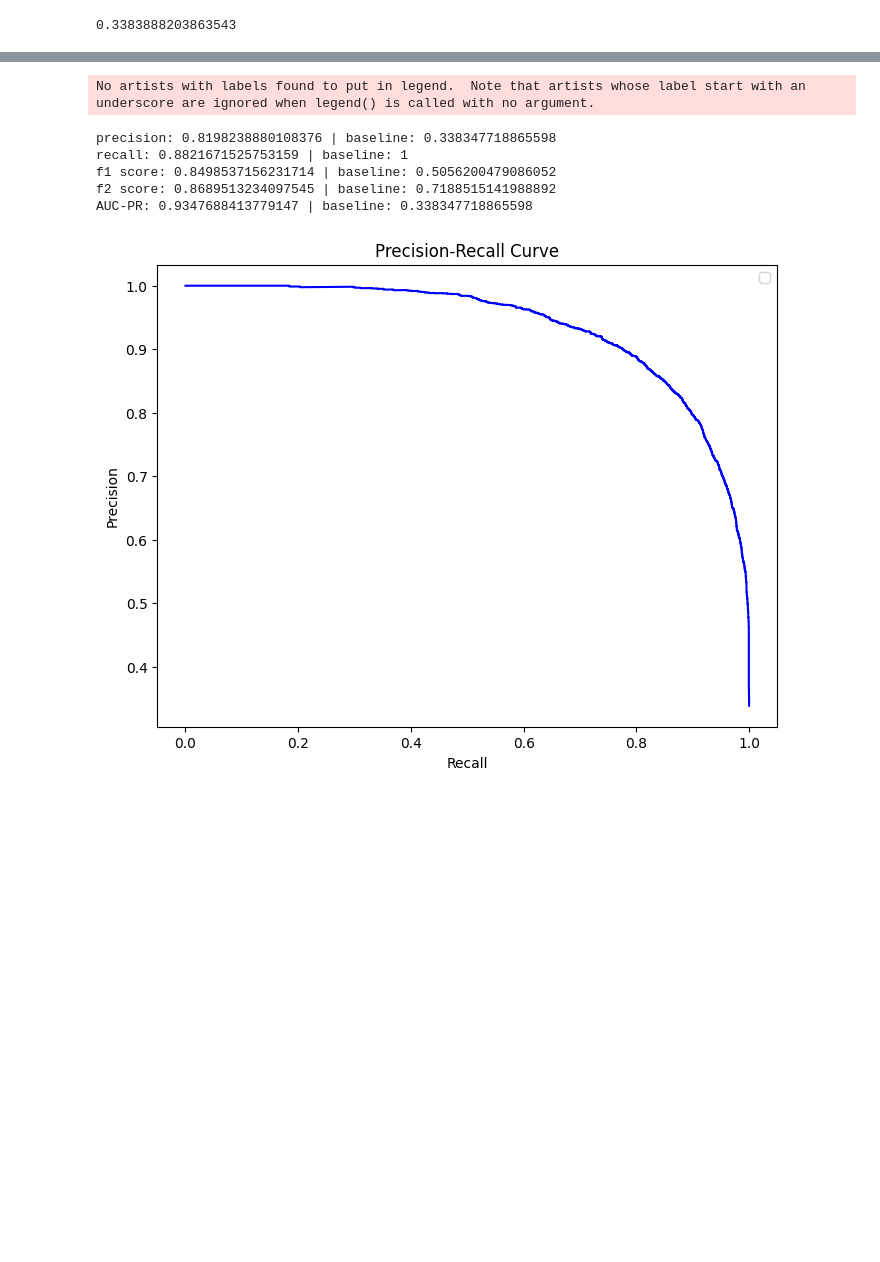
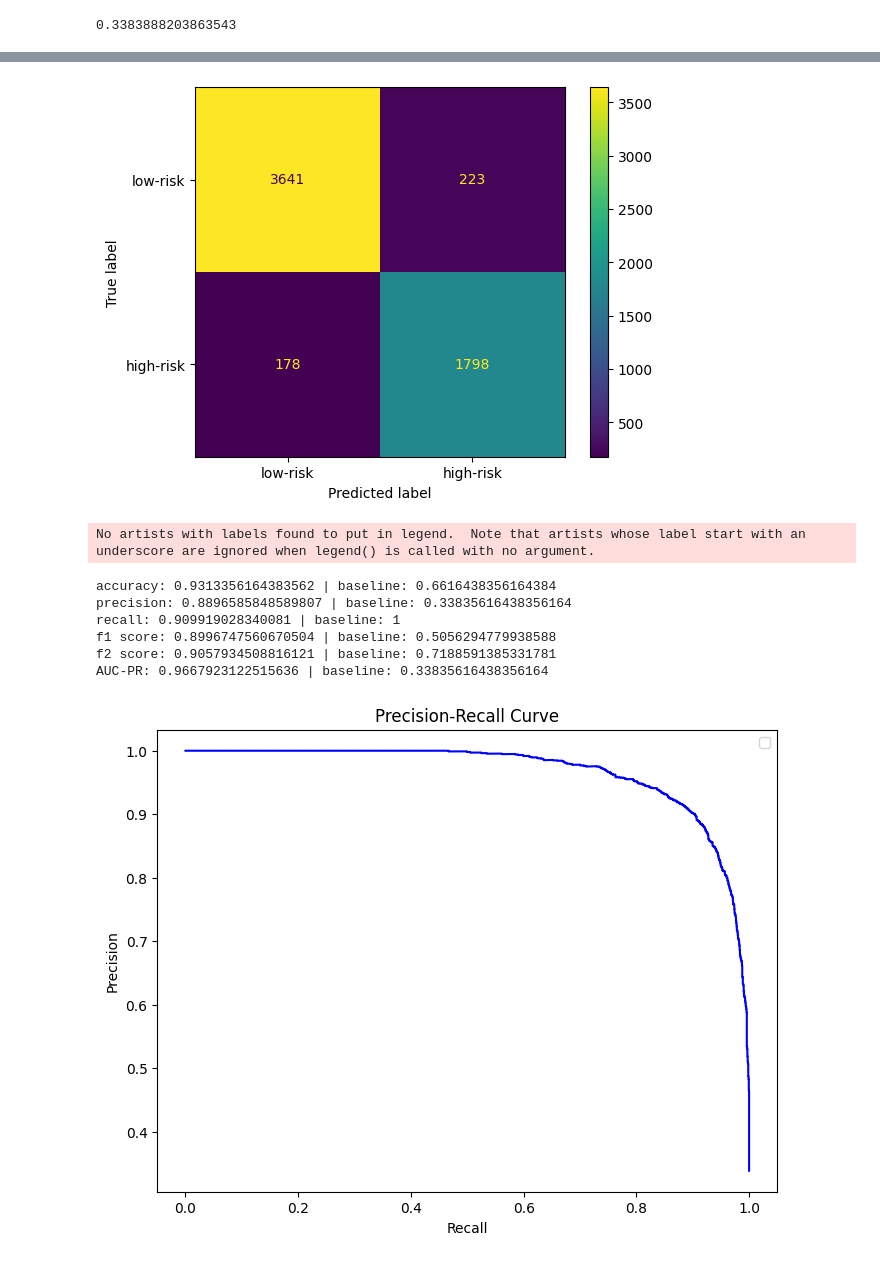
Before and after one commit to braeden-reinoso/Air-Toxin-Risk-in-Marginalized-Communities, a Jupyter notebook: Models/XGBoost/xgboost.ipynb, the cells around one changed output, grey strips where cells are left out. Cells and saved outputs as stored; diff of their text form; code cells hidden in the pictures; blank space fills up the shorter version.

```diff
--- a/Models/XGBoost/xgboost.ipynb
+++ b/Models/XGBoost/xgboost.ipynb
@@ -174,30 +323,40 @@ plt.show()
 # %%
-# evaluating all the metrics we want on the test data
+# evaluating all the metrics we want on the val data
 
-y_prob = xgb_clf.predict_proba(X_test)[:,1]
-precision, recall, _ = precision_recall_curve(y_test, y_prob)
+best_model = grid_search.best_estimator_
+y_pred = best_model.predict(X_val)
+y_prob = best_model.predict_proba(X_val)[:,1]
 
-high_pct = y_test.sum()/len(y_test)
+high_pct = y_val.sum()/len(y_val)
+cm = confusion_matrix(y_val, y_pred)
+precision, recall, _ = precision_recall_curve(y_val, y_prob)
 
-print("precision: " + str(precision_score(y_test, y_pred)) + " | baseline: " + str(high_pct))
-print("recall: " + str(recall_score(y_test, y_pred)) + " | baseline: " + str(1))
-print("f1 score: " + str(fbeta_score(y_test, y_pred, beta=1)) + " | baseline: " + str(2*high_pct/(high_pct+1)))
-print("f2 score: " + str(fbeta_score(y_test, y_pred, beta=2)) + " | baseline: " + str(5*high_pct/(4*high_pct+1)))
+disp = ConfusionMatrixDisplay(confusion_matrix=cm, display_labels=["low-risk", "high-risk"])
+disp.plot()
+plt.show()
+
+print("accuracy: " + str(accuracy_score(y_val, y_pred)) + " | baseline: " + str(1-high_pct))
+print("precision: " + str(precision_score(y_val, y_pred)) + " | baseline: " + str(high_pct))
+print("recall: " + str(recall_score(y_val, y_pred)) + " | baseline: " + str(1))
+print("f1 score: " + str(fbeta_score(y_val, y_pred, beta=1)) + " | baseline: " + str(2*high_pct/(high_pct+1)))
+print("f2 score: " + str(fbeta_score(y_val, y_pred, beta=2)) + " | baseline: " + str(5*high_pct/(4*high_pct+1)))
 print("AUC-PR: " + str(auc(recall, precision)) + " | baseline: " + str(high_pct))
 
 plt.figure(figsize=(8, 6))
 plt.plot(recall, precision, color='b')
 plt.xlabel('Recall')
 plt.ylabel('Precision')
 plt.title('Precision-Recall Curve')
 plt.legend(loc='best')
 plt.show()
 # %% [output]
+[figure, new version]
 No artists with labels found to put in legend.  Note that artists whose label start with an underscore are ignored when legend() is called with no argument.
-precision: 0.8198238880108376 | baseline: 0.338347718865598
-recall: 0.8821671525753159 | baseline: 1
-f1 score: 0.8498537156231714 | baseline: 0.5056200479086052
-f2 score: 0.8689513234097545 | baseline: 0.7188515141988892
-AUC-PR: 0.9347688413779147 | baseline: 0.338347718865598
+accuracy: 0.9313356164383562 | baseline: 0.6616438356164384
+precision: 0.8896585848589807 | baseline: 0.33835616438356164
+recall: 0.909919028340081 | baseline: 1
+f1 score: 0.8996747560670504 | baseline: 0.5056294779938588
+f2 score: 0.9057934508816121 | baseline: 0.7188591385331781
+AUC-PR: 0.9667923122515636 | baseline: 0.33835616438356164
-[figure, old version]
+[figure, added]
 # %%
```
Also changed, not shown: parts of 17 cells of this notebook.
